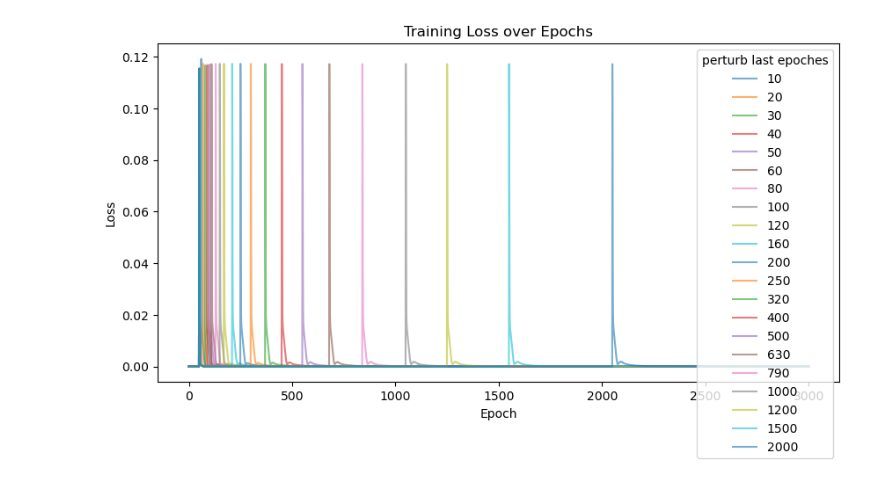
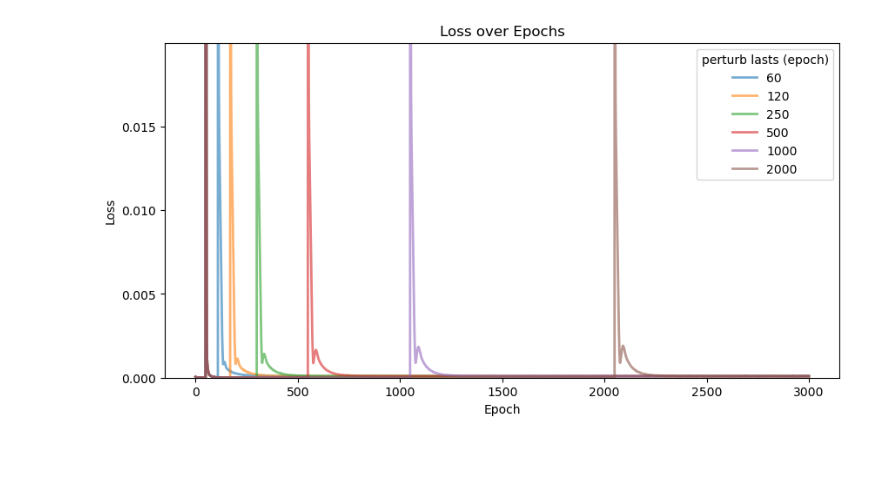
Before and after one commit to BeiGeJin/FBRNN, a Jupyter notebook: baseline_abb05/anaylsis_perturbation_exp.ipynb, the cells around one changed output. Drawn from its saved outputs; the diff is of its cells as text; code cells hidden in the pictures; blank space fills up the shorter version.

```diff
--- a/baseline_abb05/anaylsis_perturbation_exp.ipynb
+++ b/baseline_abb05/anaylsis_perturbation_exp.ipynb
@@ -10,24 +10,32 @@ from tqdm.notebook import tqdm
 # %%
 # load the pickle file
 with open('perturbation_exp_result.pkl', 'rb') as f:
-    perturb_lasts = pickle.load(f)
+    all_perturb_lasts = pickle.load(f)
     all_simu_losses = pickle.load(f)
     all_gain_changes = pickle.load(f)
     all_shift_changes = pickle.load(f)
     all_weight_sums = pickle.load(f)
+
 simu_epochs = 3000
+perturb_lasts = np.unique(all_perturb_lasts)
+nperturb = len(perturb_lasts)
+# %%
+simu_losses_3d = np.array(all_simu_losses).reshape(-1, nperturb, simu_epochs)
+simu_losses_means = np.mean(simu_losses_3d, axis=0)
 # %%
 # Plotting the loss
 fig, ax = plt.subplots(figsize=(10, 5))
-for i, simu_losses in enumerate(all_simu_losses):
-    plt.plot(range(simu_epochs), simu_losses, label=perturb_lasts[i], alpha=0.6)
+for i, simu_losses in enumerate(simu_losses_means):
+    if i <= 3 or i % 3 != 2:
+        continue
+    plt.plot(range(simu_epochs), simu_losses, label=perturb_lasts[i], alpha=0.6, lw=2)
 plt.xlabel('Epoch')
+plt.yticks(np.arange(0, 0.02, 0.005))
 plt.ylabel('Loss')
-# plt.ylim([0,0.02])
-# plt.xlim([0,200])
-plt.title('Training Loss over Epochs')
-plt.legend(title='perturb last epoches')
-# plt.savefig('fig/0122_abb05_perturb_loss.png')
+plt.ylim([0,0.02])
+plt.title('Loss over Epochs')
+plt.legend(title='perturb lasts (epoch)')
+plt.savefig('fig/0214_abb05_perturb_loss_train.png')
 plt.show()
 # %% [output]
-[figure, old version]
+[figure, new version]
```
Also changed, not shown: parts of 15 cells of this notebook, 15 other files.
